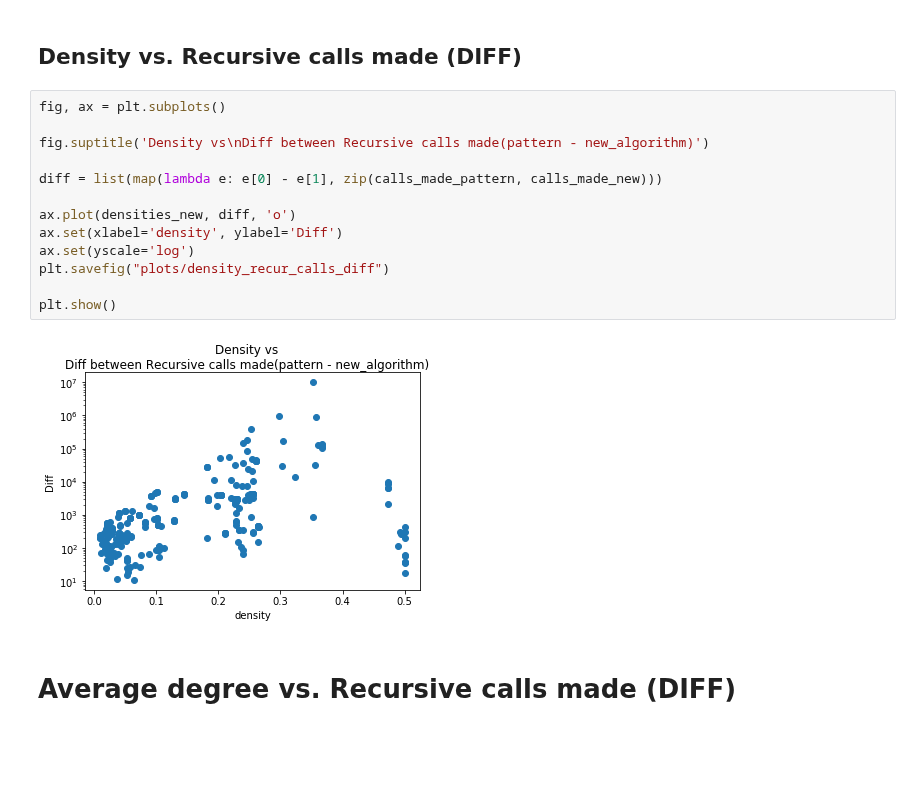
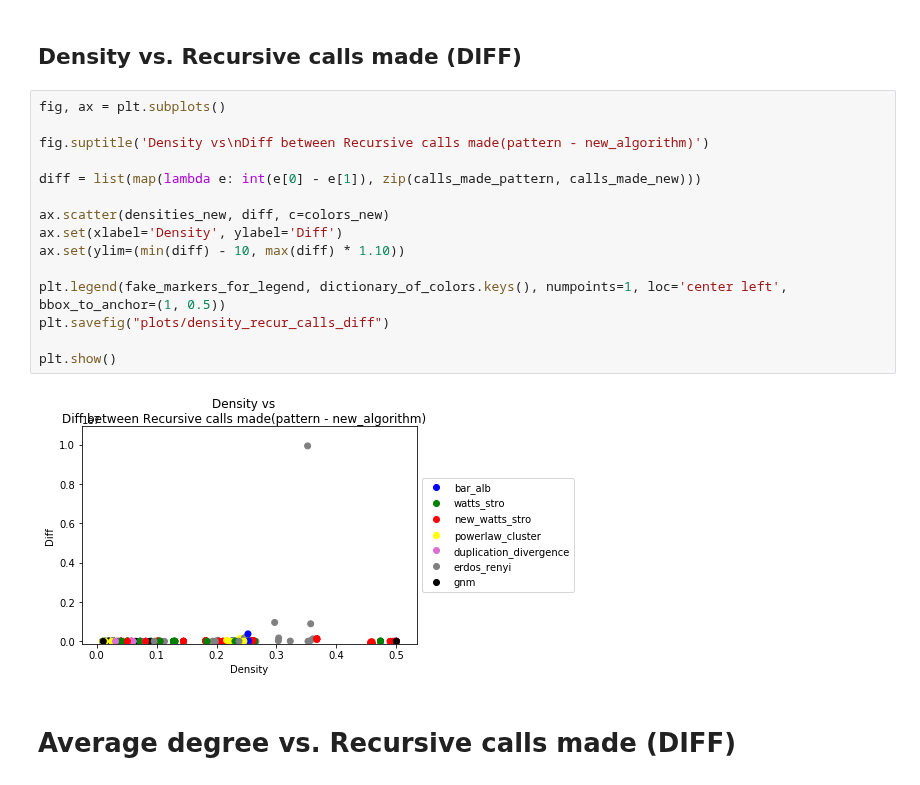
Before and after one commit to fi-uba-t3/max-clique, a Jupyter notebook: metrics-analysis.ipynb, the cells around one changed output. Cells and saved outputs as stored; diff of their text form; blank space fills up the shorter version.

```diff
--- a/metrics-analysis.ipynb
+++ b/metrics-analysis.ipynb
@@ -109,18 +133,20 @@ plt.show()
 # %%
 fig, ax = plt.subplots()
 
 fig.suptitle('Density vs\nDiff between Recursive calls made(pattern - new_algorithm)')
 
-diff = list(map(lambda e: e[0] - e[1], zip(calls_made_pattern, calls_made_new)))
+diff = list(map(lambda e: int(e[0] - e[1]), zip(calls_made_pattern, calls_made_new)))
 
-ax.plot(densities_new, diff, 'o')
-ax.set(xlabel='density', ylabel='Diff')
-ax.set(yscale='log')
+ax.scatter(densities_new, diff, c=colors_new)
+ax.set(xlabel='Density', ylabel='Diff')
+ax.set(ylim=(min(diff) - 10, max(diff) * 1.10))
+
+plt.legend(fake_markers_for_legend, dictionary_of_colors.keys(), numpoints=1, loc='center left', bbox_to_anchor=(1, 0.5))
 plt.savefig("plots/density_recur_calls_diff")
 
 plt.show()
 # %% [output]
-[figure, old version]
+[figure, new version]
 # %% [markdown]
 # Average degree vs. Recursive calls made (DIFF)
 # %%
```
Also changed, not shown: parts of 18 cells of this notebook, 1 other file.
